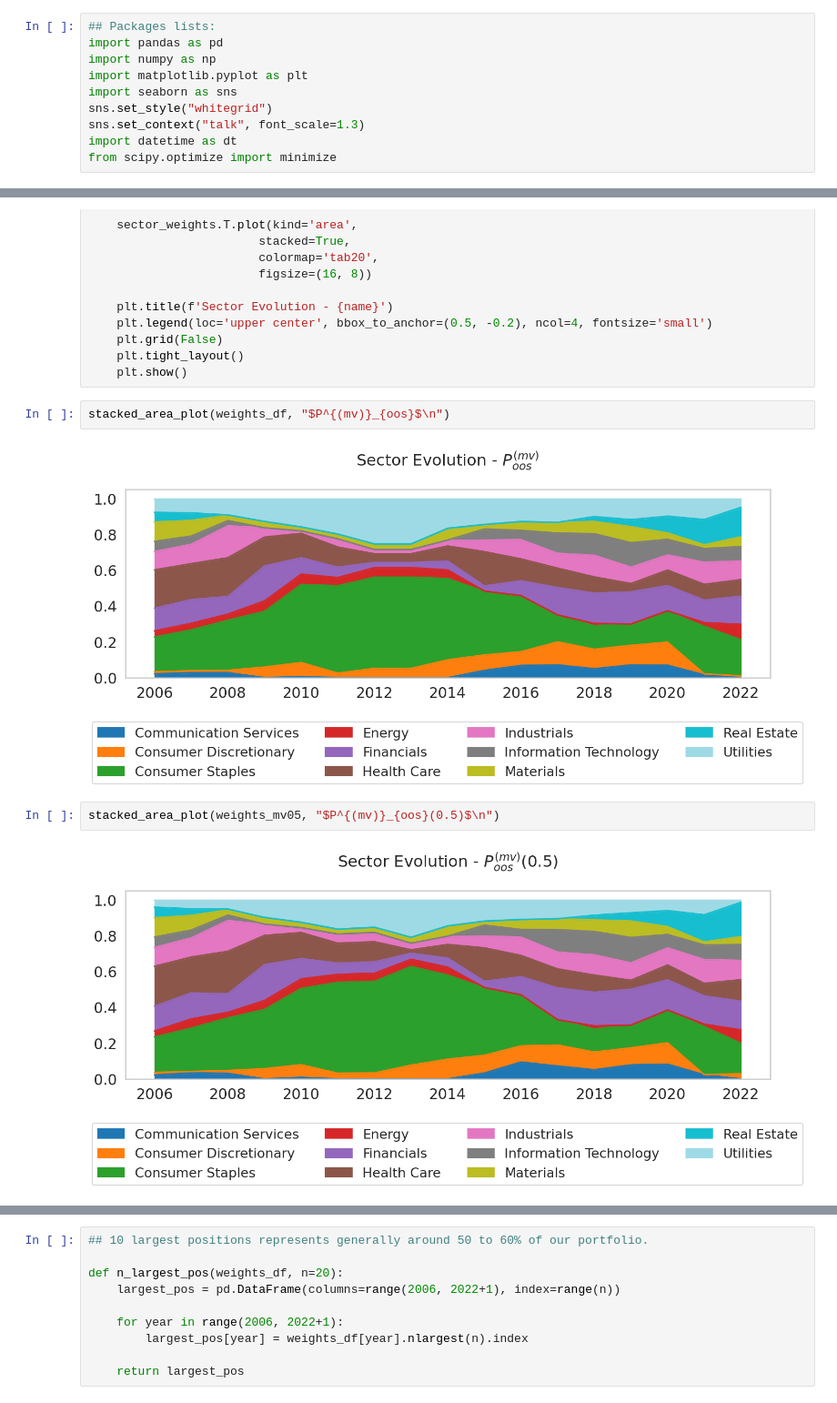
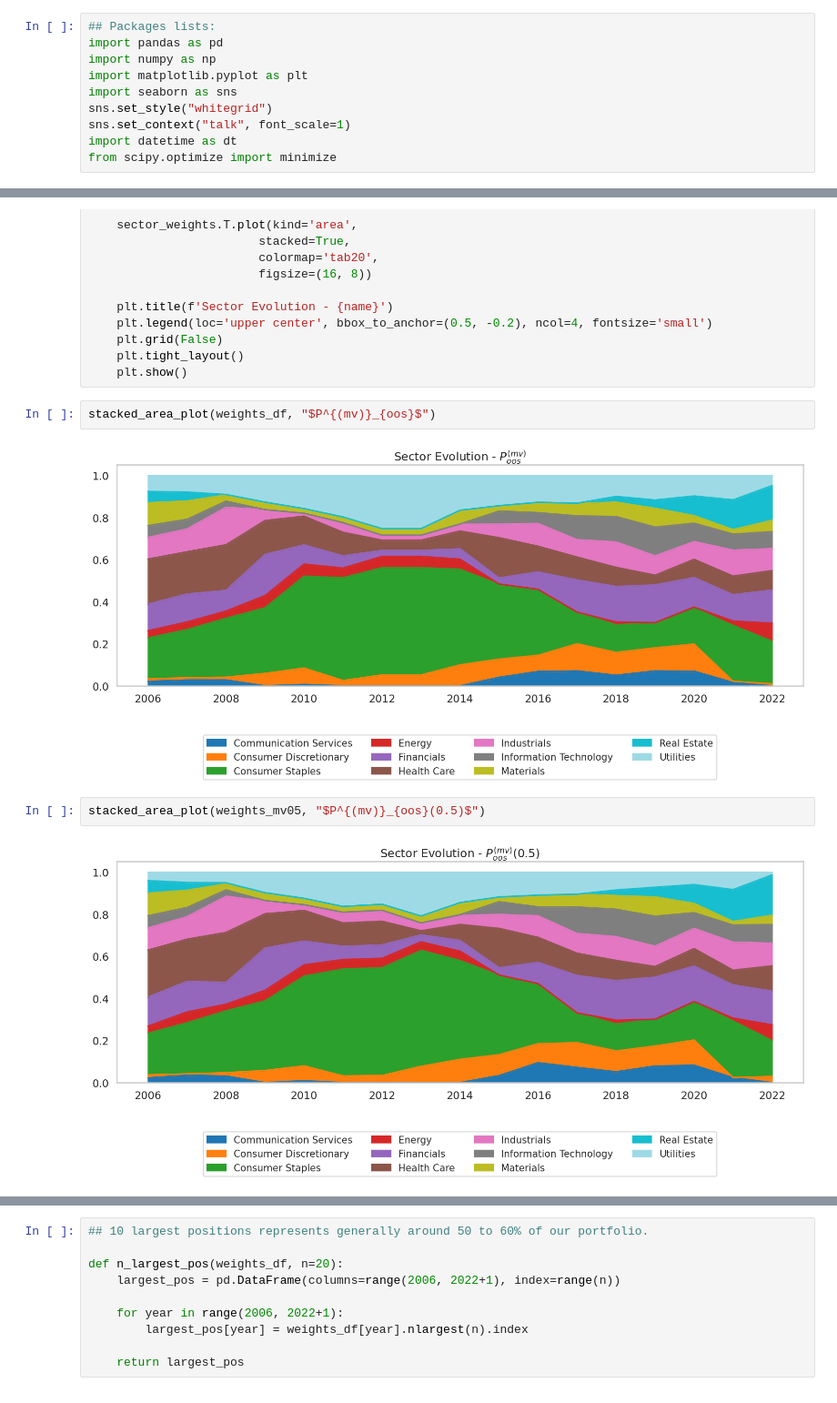
Before and after one commit to dorentinmorina/SAAM, a Jupyter notebook: groupa.ipynb, the cells around one changed output, grey strips where cells are left out. Shown at 91% size. Cells and saved outputs as stored; diff of their text form.

Commit message:
change scale plot

```diff
--- a/groupa.ipynb
+++ b/groupa.ipynb
@@ -7,7 +7,7 @@ import numpy as np
 import matplotlib.pyplot as plt
 import seaborn as sns
 sns.set_style("whitegrid")
-sns.set_context("talk", font_scale=1.3)
+sns.set_context("talk", font_scale=1)
 import datetime as dt
 from scipy.optimize import minimize
 # %% [markdown]
@@ -839,13 +839,13 @@ def stacked_area_plot(weights_df, name):
     plt.tight_layout()
     plt.show()
 # %%
-stacked_area_plot(weights_df, "$P^{(mv)}_{oos}$\n")
+stacked_area_plot(weights_df, "$P^{(mv)}_{oos}$")
 # %% [output]
-[figure, old version]
+[figure, new version]
 # %%
-stacked_area_plot(weights_mv05, "$P^{(mv)}_{oos}(0.5)$\n")
+stacked_area_plot(weights_mv05, "$P^{(mv)}_{oos}(0.5)$")
 # %% [output]
-[figure, old version]
+[figure, new version]
 # %%
 pd.concat([mv_cf, mv05_cf], axis=1).plot(kind='line', figsize=(16, 6))
 plt.title('Carbon Footprint - $P^{(mv)}_{oos}$ vs $P^{(mv)}_{oos}(0.5)$\n')
```
Also changed, not shown: parts of 9 cells of this notebook.
